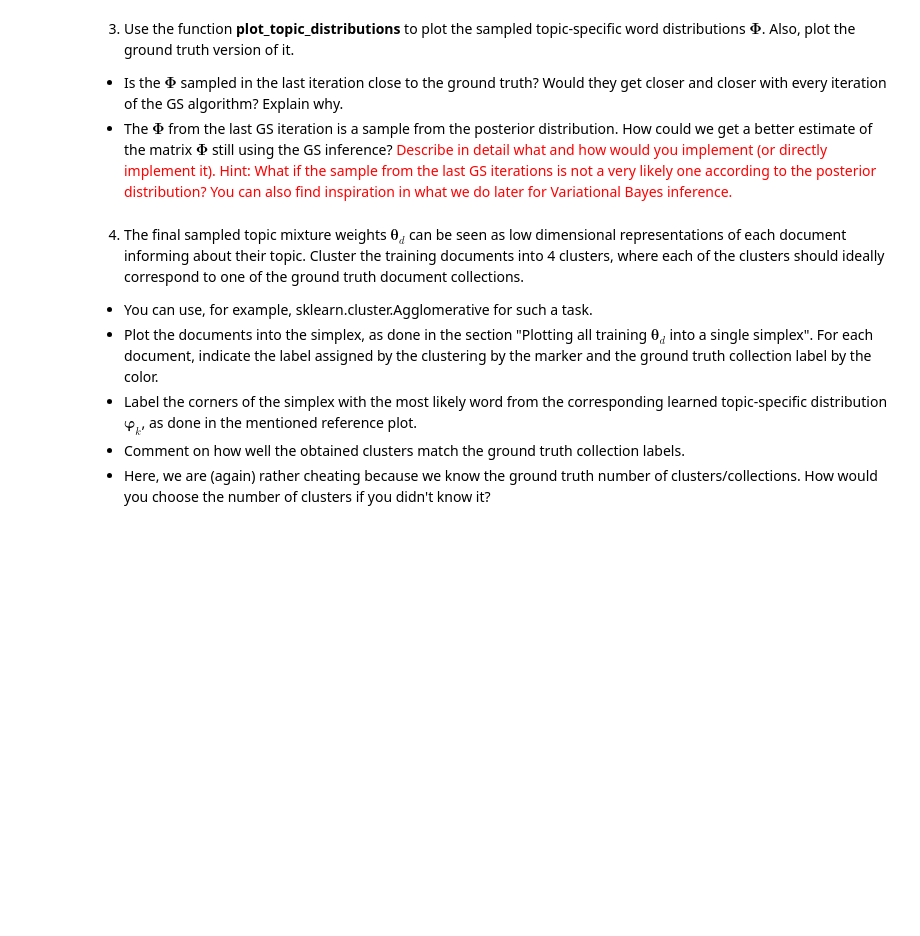
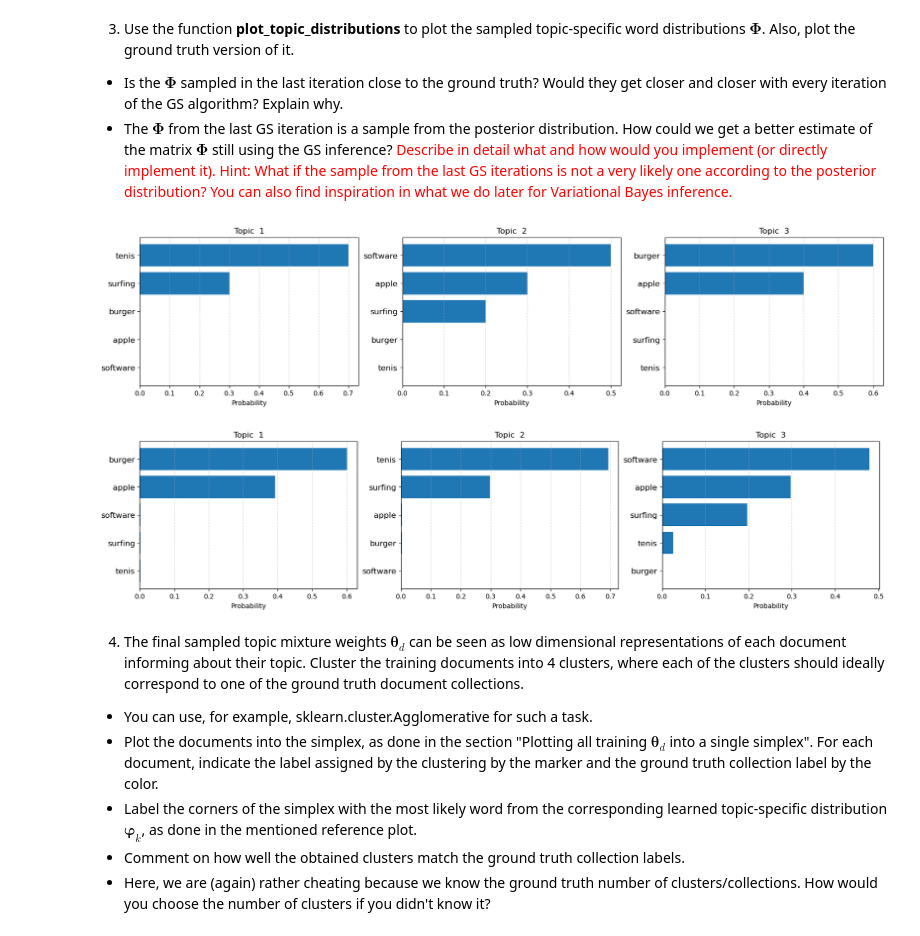
Before and after one commit to ankimme/vut-baya-bayesian-lda, a Jupyter notebook: BAYa_Assignment2022.ipynb, the cells around one changed output. Cells and saved outputs as stored; diff of their text form; code cells hidden in the pictures; blank space fills up the shorter version.

```diff
--- a/BAYa_Assignment2022.ipynb
+++ b/BAYa_Assignment2022.ipynb
@@ -335,3 +338,9 @@ plt.plot(elbo_series)
+# %%
+plot_topic_distributions(Phi_gt, vocabulary)
+plot_topic_distributions(Phi, vocabulary)
+# %% [output]
+[figure, added]
+[figure, added]
 # %% [markdown]
 4. The final sampled topic mixture weights $\boldsymbol{\theta}_d$ can be seen as low dimensional representations of each document informing about their topic. Cluster the training documents into 4 clusters, where each of the clusters should ideally correspond to one of the ground truth document collections.
  * You can use, for example, sklearn.cluster.Agglomerative for such a task.
```
Also changed, not shown: parts of 6 cells of this notebook.
